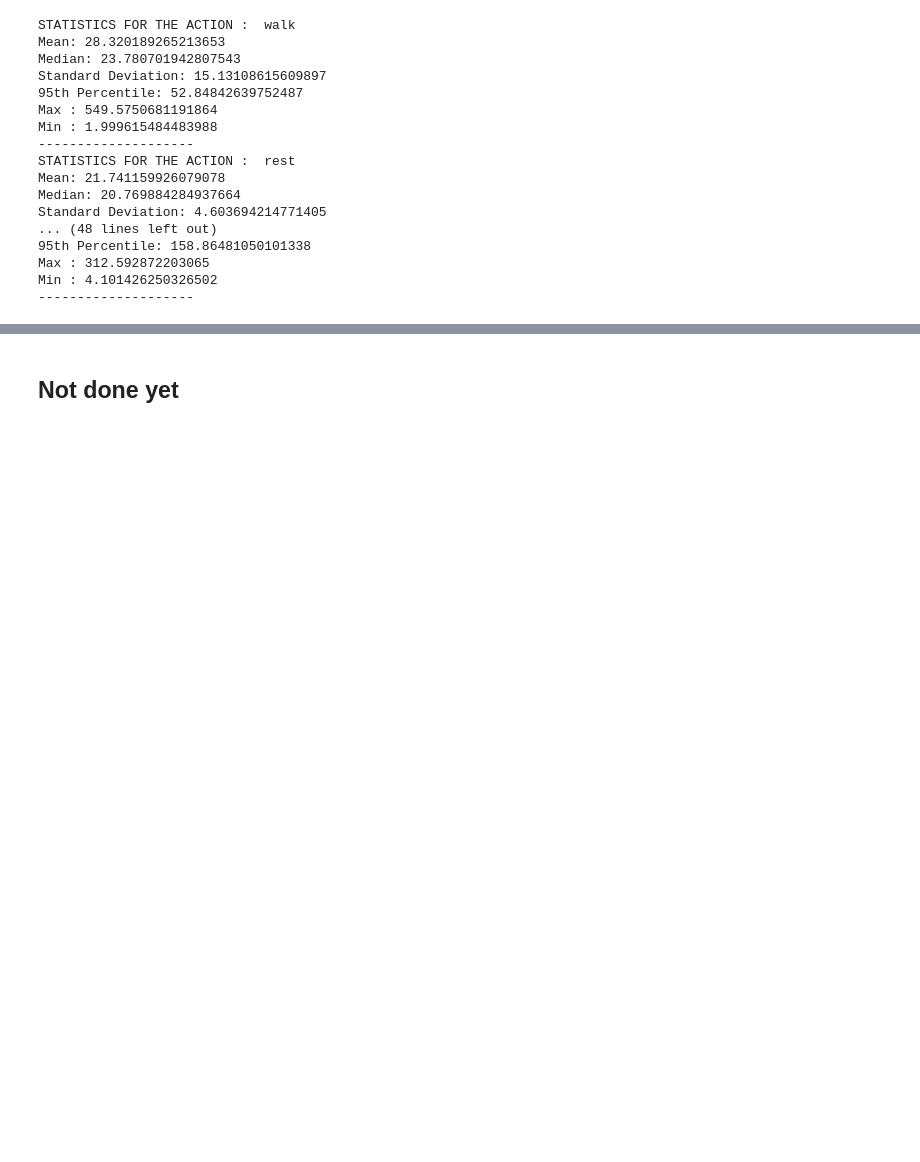
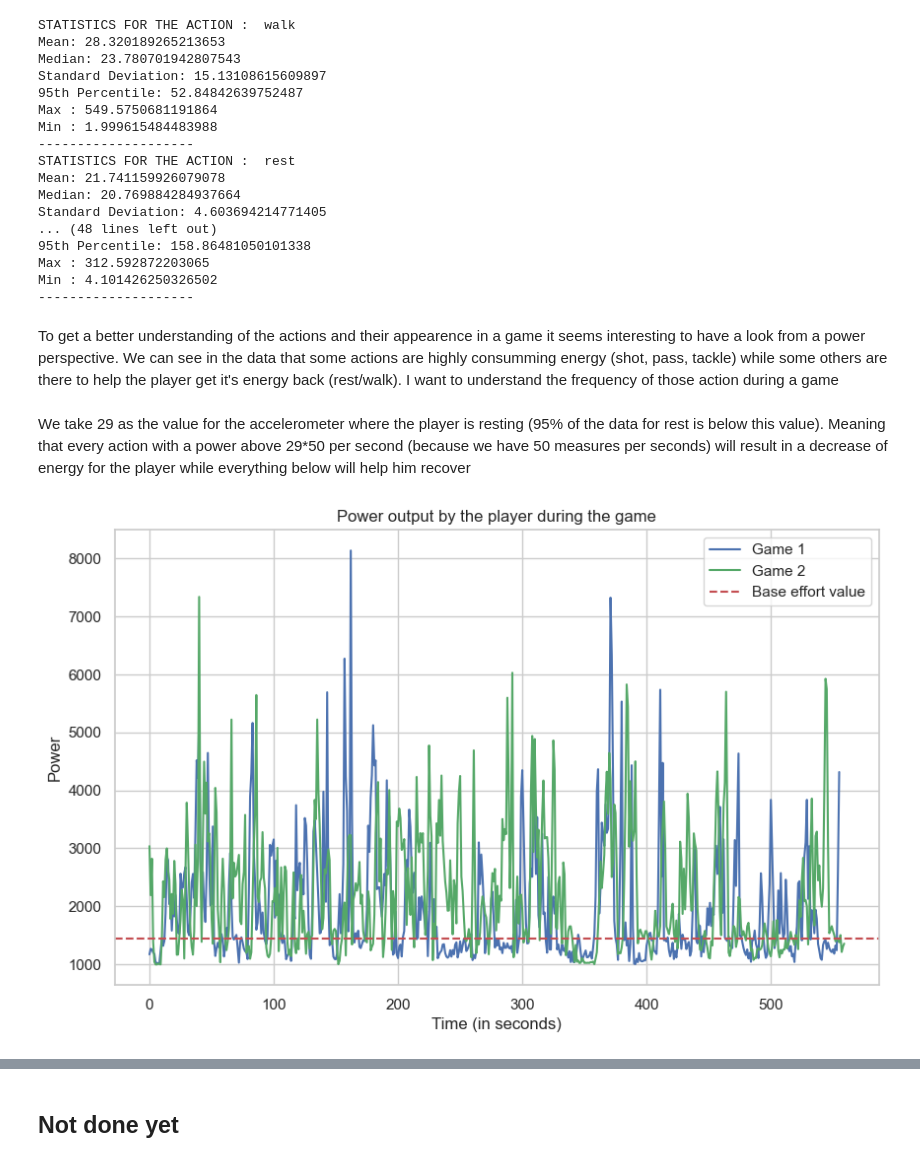
Before and after one commit to Loupial/FootChall, a Jupyter notebook: Footbar.ipynb, the cells around one changed output, grey strips where cells are left out. Drawn from its saved outputs; the diff is of its cells as text; code cells hidden in the pictures; blank space fills up the shorter version.

```diff
--- a/Footbar.ipynb
+++ b/Footbar.ipynb
@@ -120,3 +124,8 @@ Standard Deviation: 4.603694214771405
 Max : 312.592872203065
 Min : 4.101426250326502
 --------------------
+# %% [markdown]
+To get a better understanding of the actions and their appearence in a game it seems interesting to have a look from a power perspective. We can see in the data that some actions are highly consumming energy (shot, pass, tackle) while some others are there to help the player get it's energy back (rest/walk). I want to understand the frequency of those action during a game
+# %%
+Full_data_1 = df['norm'].explode().reset_index(drop=True)
+Full_data_2 = df2['norm'].explode().reset_index(drop=True)
@@ -122,0 +145,15 @@ Min : 4.101426250326502
+# %% [markdown]
+We take 29 as the value for the accelerometer where the player is resting (95% of the data for rest is below this value). Meaning that every action with a power above 29*50 per second (because we have 50 measures per seconds) will result in a decrease of energy for the player while everything below will help him recover
+# %%
+plt.figure(figsize=(10, 6))
+plt.plot(range(len(Puissance_seconde_1)), Puissance_seconde_1, label = 'Game 1')
+plt.plot(range(len(Puissance_seconde_2)), Puissance_seconde_2, color='g', label = 'Game 2')
+plt.axhline(y=Valeur_effort*Nombre_action_seconde, color='r', linestyle='--', label='Base effort value')
+
+plt.xlabel('Time (in seconds)')
+plt.ylabel('Power')
+plt.title('Power output by the player during the game')
+plt.legend()
+plt.show()
+# %% [output]
+[figure, added]
```
Also changed, not shown: parts of 23 cells of this notebook.
